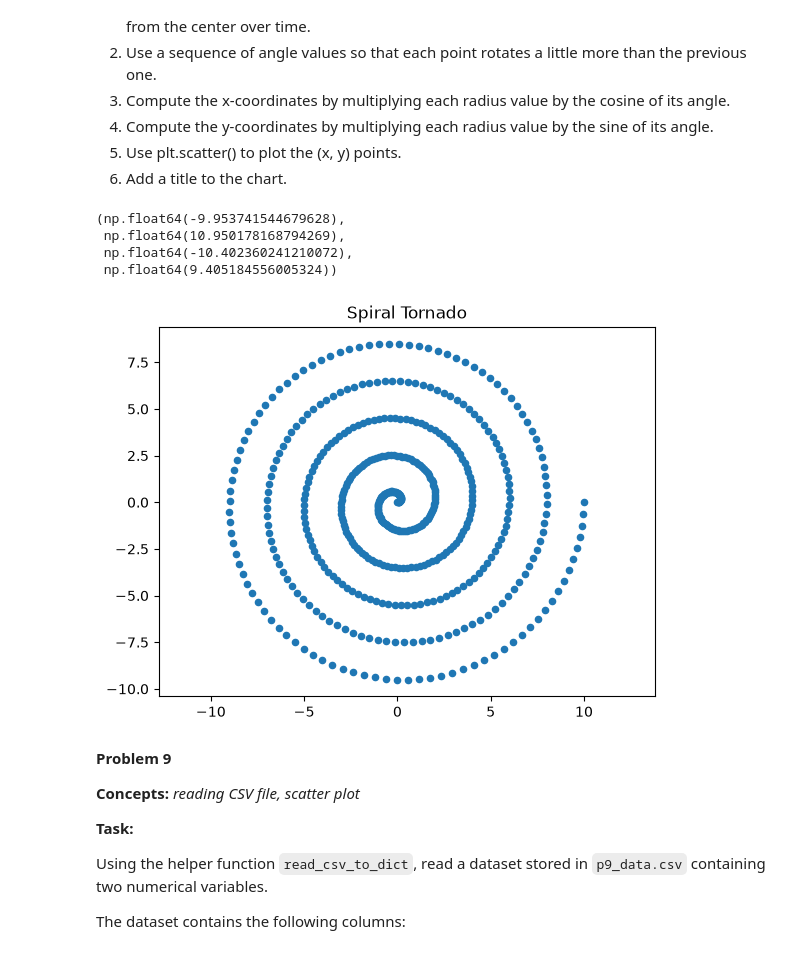
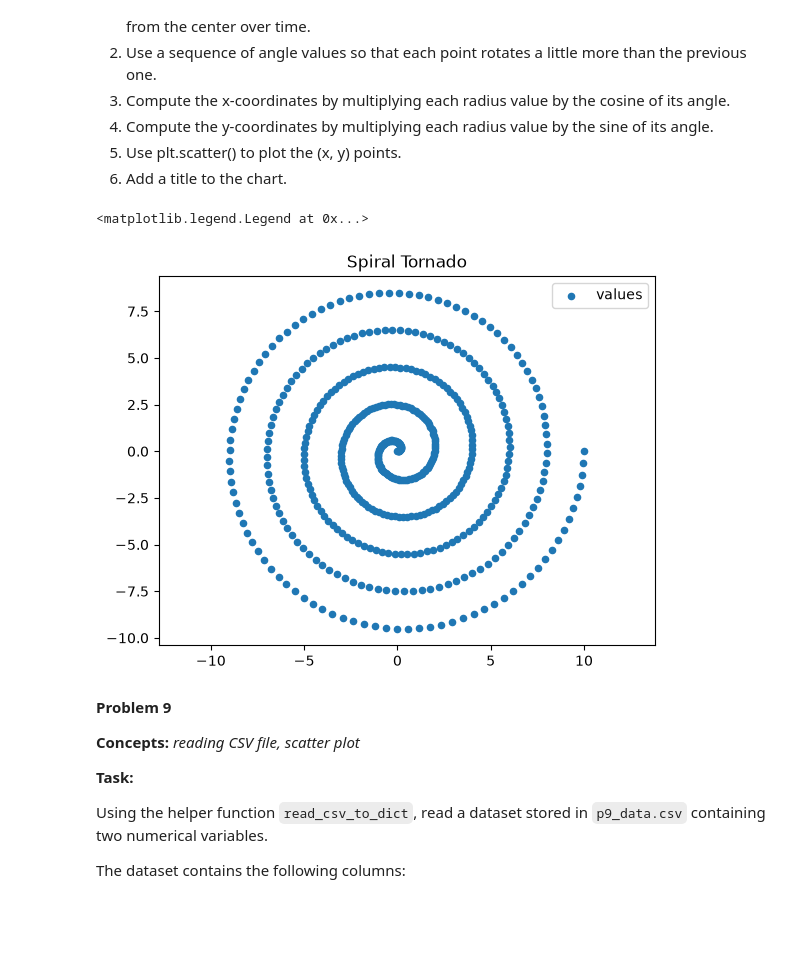
Before and after one commit to rickoprivate/BUAI602HW, a Jupyter notebook: week-09/homework.ipynb, the cells around one changed output. Cells and saved outputs as stored; diff of their text form; code cells hidden in the pictures; blank space fills up the shorter version.

```diff
--- a/week-09/homework.ipynb
+++ b/week-09/homework.ipynb
@@ -434,25 +444,23 @@ Steps:
 6. Add a title to the chart.
 # %%
 #Your Solution
-
+'''create a spiral plot'''
 angles = np.linspace(0, 10 * np.pi, 500)
 
 radius = np.linspace(0, 10, 500)
 
 x = radius * np.cos(angles)
 y = radius * np.sin(angles)
 
 
-plt.scatter(x, y, s=20)
+plt.scatter(x, y, s=20,label="values")
 
 plt.title("Spiral Tornado")
 plt.axis('equal')
+plt.legend()
 # %% [output]
-(np.float64(-9.953741544679628),
- np.float64(10.950178168794269),
- np.float64(-10.402360241210072),
- np.float64(9.405184556005324))
+<matplotlib.legend.Legend at 0x...>
-[figure, old version]
+[figure, new version]
 # %% [markdown]
 **Problem 9**
 
```
Also changed, not shown: parts of 14 cells of this notebook.
